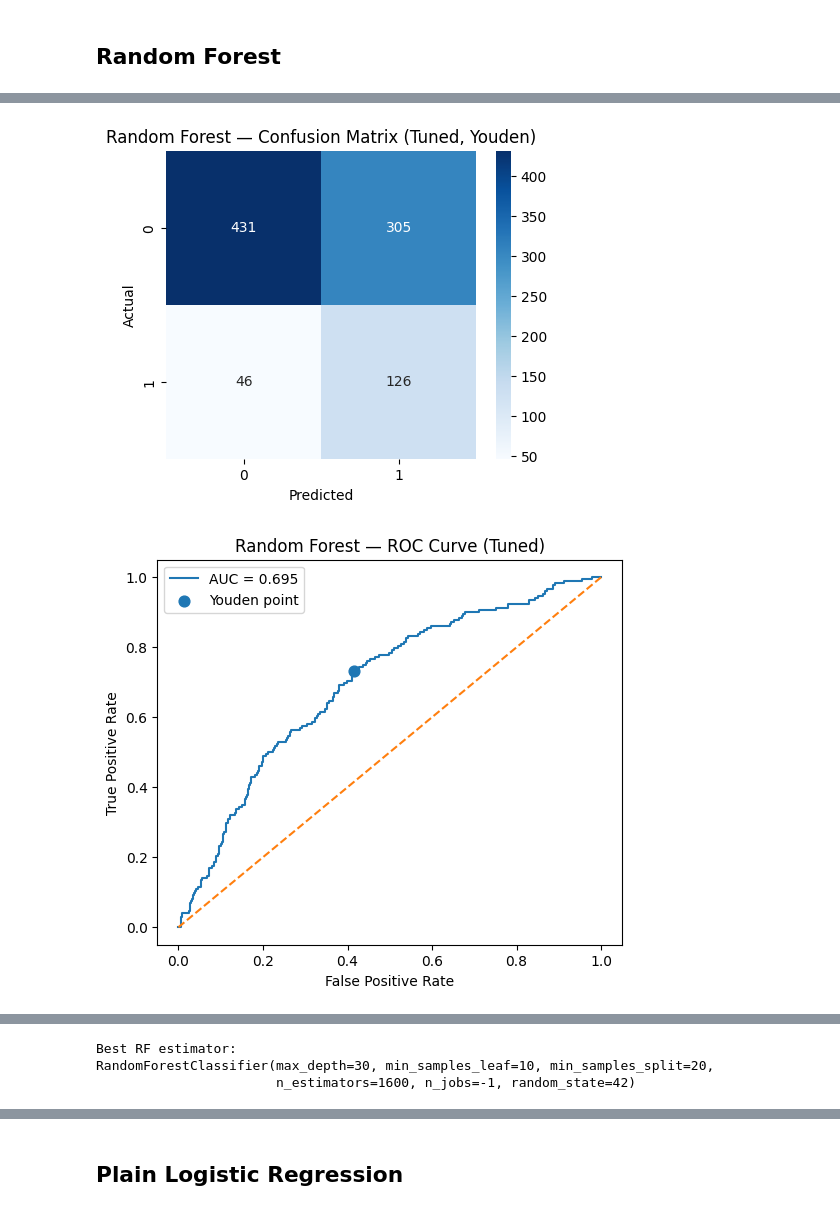
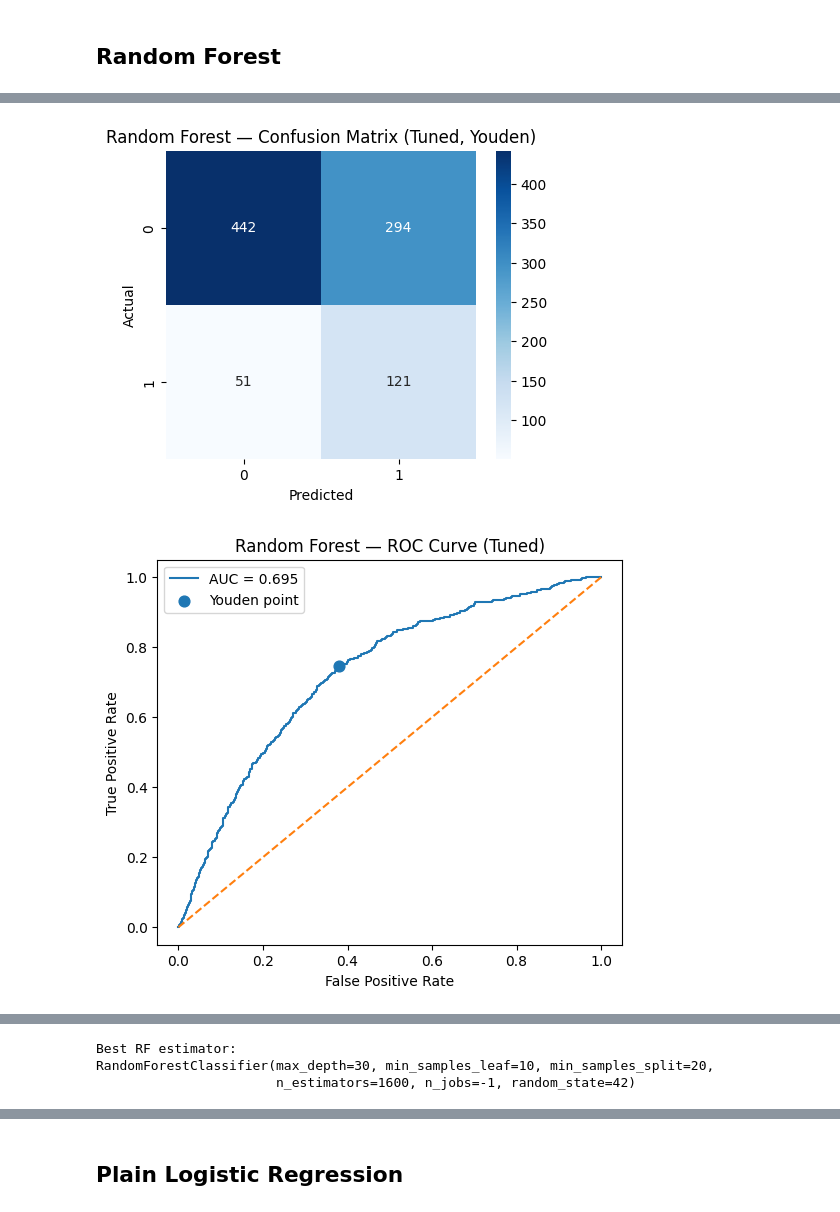
Before and after one commit to hmhamade1999-debug/Substance-Use-Prediction-From-Adolescence, a Jupyter notebook: Capstone_USJ_Modeling_Alcohol.ipynb, the cells around one changed output, grey strips where cells are left out. Cells and saved outputs as stored; diff of their text form; code cells hidden in the pictures.

```diff
--- a/Capstone_USJ_Modeling_Alcohol.ipynb
+++ b/Capstone_USJ_Modeling_Alcohol.ipynb
@@ -629,15 +417,0 @@ print("=======================================")
-# %%
-from sklearn.metrics import roc_curve
-import numpy as np
-
-# ROC curve
-fpr, tpr, thresholds = roc_curve(y_test, y_prob)
-
-# Youden's J statistic
-youden_j = tpr - fpr
-
-best_idx = np.argmax(youden_j)
-best_threshold = thresholds[best_idx]
-
-print("Best Threshold (Youden J):", round(best_threshold, 3))
-print("Youden J:", round(youden_j[best_idx], 3))
@@ -1494,42 +1620,32 @@ print(rs.best_params_)
 
 best_pipe = rs.best_estimator_
 best_rf = best_pipe.named_steps["rf"]
+##########################################################################
+from sklearn.model_selection import StratifiedKFold, cross_val_predict
+from sklearn.metrics import roc_curve
+import numpy as np
 
-# ============================================================
-# 2) PREDICT PROBABILITIES (TEST SET)
-# ============================================================
+cv_thr = StratifiedKFold(n_splits=5, shuffle=True, random_state=42)
+
+oof_prob = cross_val_predict(
+    best_pipe,              # your tuned pipeline/model
+    X_train, y_train,
+    cv=cv_thr,
+    method="predict_proba",
+    n_jobs=-1
+)[:, 1]
+
+fpr, tpr, thresholds = roc_curve(y_train, oof_prob)
+youden_j = tpr - fpr
+best_idx = np.argmax(youden_j)
+youden_threshold = thresholds[best_idx]
+
+print("Youden threshold (CV/OOF, train-only):", round(youden_threshold, 3))
+#################################################################################
+best_pipe.fit(X_train, y_train)
 
 y_prob = best_pipe.predict_proba(X_test)[:, 1]
-
-# ============================================================
-# 3) YOUDEN THRESHOLD (FROM ROC CURVE ON TEST SET)
-# ============================================================
-
-fpr, tpr, thresholds = roc_curve(y_test, y_prob)
-youden_j = tpr - fpr
-best_idx = np.argmax(youden_j)
-best_threshold = thresholds[best_idx]
-
-print("\nBest Threshold (Youden):", round(best_threshold, 3))
-print("Best Youden J:", round(youden_j[best_idx], 3))
-
-youden_df = pd.DataFrame({
-    "threshold": thresholds,
-    "tpr_recall": tpr,
-    "fpr": fpr,
-    "specificity": 1 - fpr,
-    "youden_j": youden_j
-}).sort_values("youden_j", ascending=False)
-
-# ============================================================
-# 4) FINAL PREDICTIONS USING YOUDEN THRESHOLD
-# ============================================================
-
-y_pred = (y_prob >= best_threshold).astype(int)
-
-# ============================================================
-# 5) METRICS
-# ============================================================
+y_pred = (y_prob >= youden_threshold).astype(int)
 
 roc_auc = roc_auc_score(y_test, y_prob)
 pr_auc  = average_precision_score(y_test, y_prob)
@@ -1650,9 +1766,9 @@ Best Youden J: 0.318
 177   0.173349    0.755814  0.442935     0.557065  0.312879
 161   0.193524    0.691860  0.380435     0.619565  0.311426
 167   0.183418    0.720930  0.410326     0.589674  0.310604
 172   0.177411    0.738372  0.427989     0.572011  0.310383
-[figure, old version]
+[figure, new version]
-[figure, old version]
+[figure, new version]
 [figure]
 Best RF estimator:
 RandomForestClassifier(max_depth=30, min_samples_leaf=10, min_samples_split=20,
```
Also changed, not shown: parts of 51 cells of this notebook.
